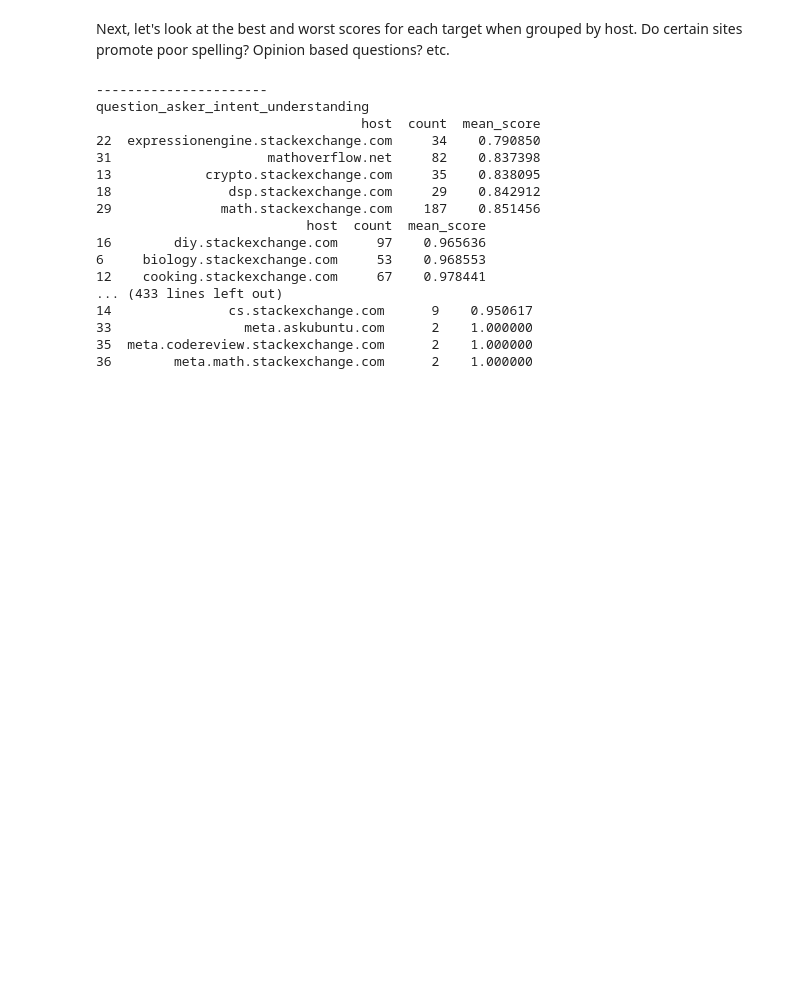
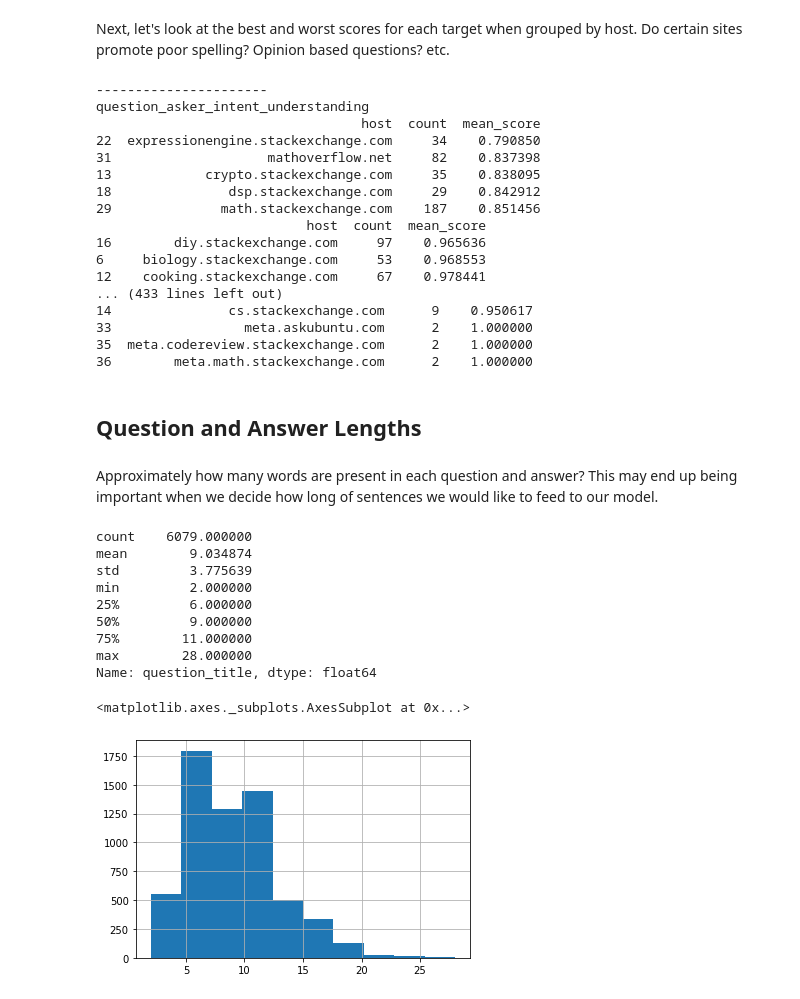
Before and after one commit to JoshVarty/GoogleQALabeling, a Jupyter notebook: 00_ExploratoryDataAnalysis.ipynb, the cells around one changed output. Cells and saved outputs as stored; diff of their text form; code cells hidden in the pictures; blank space fills up the shorter version.

Commit message:
Look at length of questions and answers

```diff
--- a/00_ExploratoryDataAnalysis.ipynb
+++ b/00_ExploratoryDataAnalysis.ipynb
@@ -254,3 +252,27 @@ question_asker_intent_understanding
 33                 meta.askubuntu.com      2    1.000000
 35  meta.codereview.stackexchange.com      2    1.000000
 36        meta.math.stackexchange.com      2    1.000000
+# %% [markdown]
+## Question and Answer Lengths
+# %% [markdown]
+Approximately how many words are present in each question and answer? This may end up being important when we decide how long of sentences we would like to feed to our model.
+# %%
+num_words_title = train_df['question_title'].apply(lambda x: len(x.split()))
+num_words_question = train_df['question_body'].apply(lambda x: len(x.split()))
+num_words_answer = train_df['answer'].apply(lambda x: len(x.split()))
+# %%
+# Title
+print(num_words_title.describe())
+num_words_title.hist()
+# %% [output]
+count    6079.000000
+mean        9.034874
+std         3.775639
+min         2.000000
+25%         6.000000
+50%         9.000000
+75%        11.000000
+max        28.000000
+Name: question_title, dtype: float64
+<matplotlib.axes._subplots.AxesSubplot at 0x...>
+[figure, added]
```
Also changed, not shown: parts of 3 cells of this notebook.
